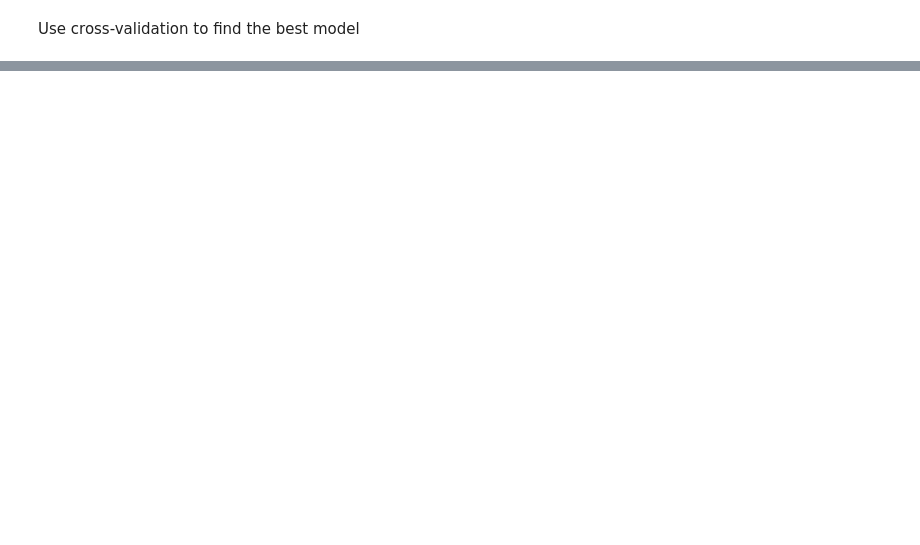
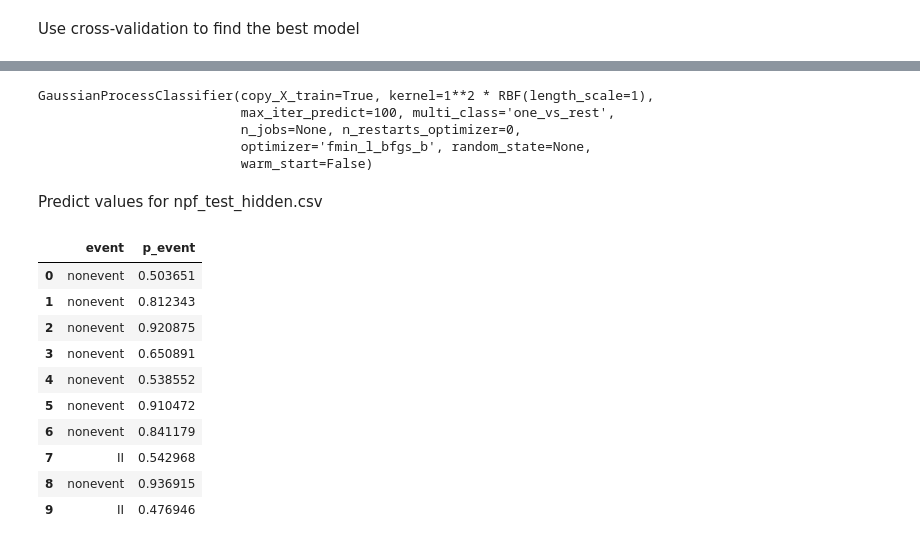
Before and after one commit to MatiasJJ/ATML, a Jupyter notebook: Project/Project_Matias_Jakub_Madeleine.ipynb, the cells around one changed output, grey strips where cells are left out. Drawn from its saved outputs; the diff is of its cells as text; code cells hidden in the pictures; blank space fills up the shorter version.

```diff
--- a/Project/Project_Matias_Jakub_Madeleine.ipynb
+++ b/Project/Project_Matias_Jakub_Madeleine.ipynb
@@ -173,0 +200,37 @@ Train the model
+# %%
+model.fit(npf_pca,Y)
+# %% [output]
+GaussianProcessClassifier(copy_X_train=True, kernel=1**2 * RBF(length_scale=1),
+                          max_iter_predict=100, multi_class='one_vs_rest',
+                          n_jobs=None, n_restarts_optimizer=0,
+                          optimizer='fmin_l_bfgs_b', random_state=None,
+                          warm_start=False)
+# %% [markdown]
+Predict values for npf_test_hidden.csv
+# %%
+prediction = model.predict(test_pca)
+#prediction = model.predict(npf_pca)    # this is a test
+prediction = labeler.inverse_transform(prediction)
+probs = model.predict_proba(test_pca)
+#probs = model.predict_proba(npf_pca)    # this is a test
+probs = np.max(probs, axis=1)
+# %%
+probs = model.predict_proba(test_pca)
+# sum probabilities of event = p(1a) + p(1b) + p(2), which column contains p(nonevent)?
+p_event = np.sum(probs[:,1:], axis=1)
+# %%
+results_df = pd.DataFrame(zip(prediction,probs),columns=["event","p_event"])
+# %%
+results_df.head(10)
+# %% [output]
+|  | event | p_event |
+| 0 | nonevent | 0.503651 |
+| 1 | nonevent | 0.812343 |
+| 2 | nonevent | 0.920875 |
+| 3 | nonevent | 0.650891 |
+| 4 | nonevent | 0.538552 |
+| 5 | nonevent | 0.910472 |
+| 6 | nonevent | 0.841179 |
+| 7 | II | 0.542968 |
+| 8 | nonevent | 0.936915 |
+| 9 | II | 0.476946 |
```
Also changed, not shown: parts of 22 cells of this notebook.
